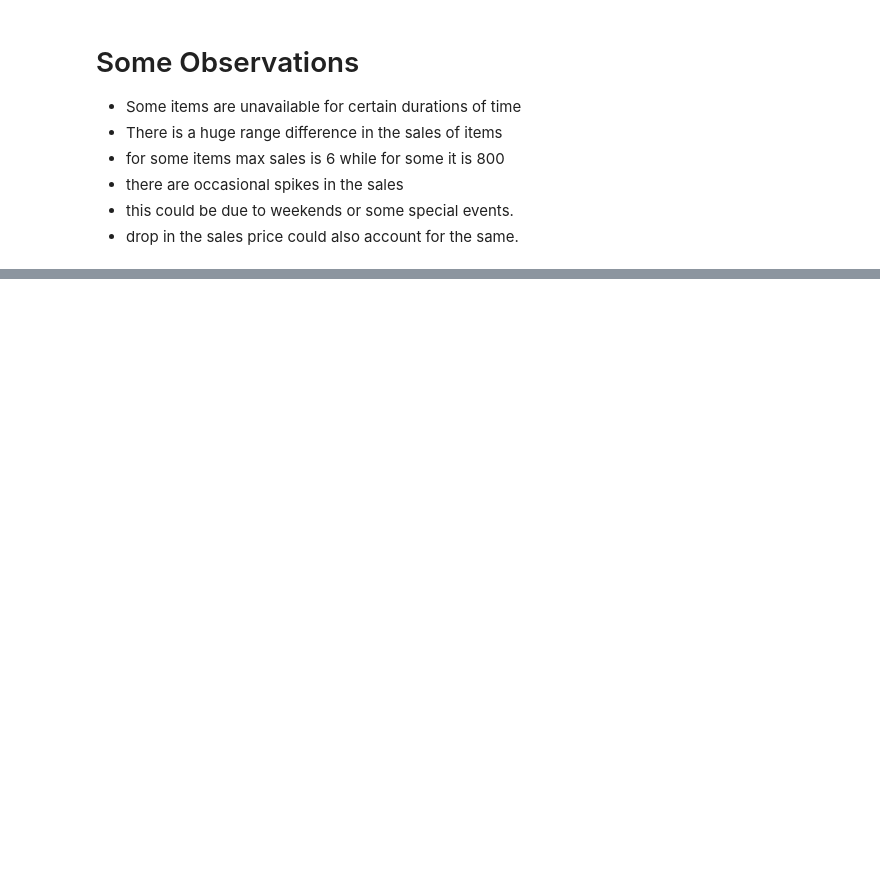
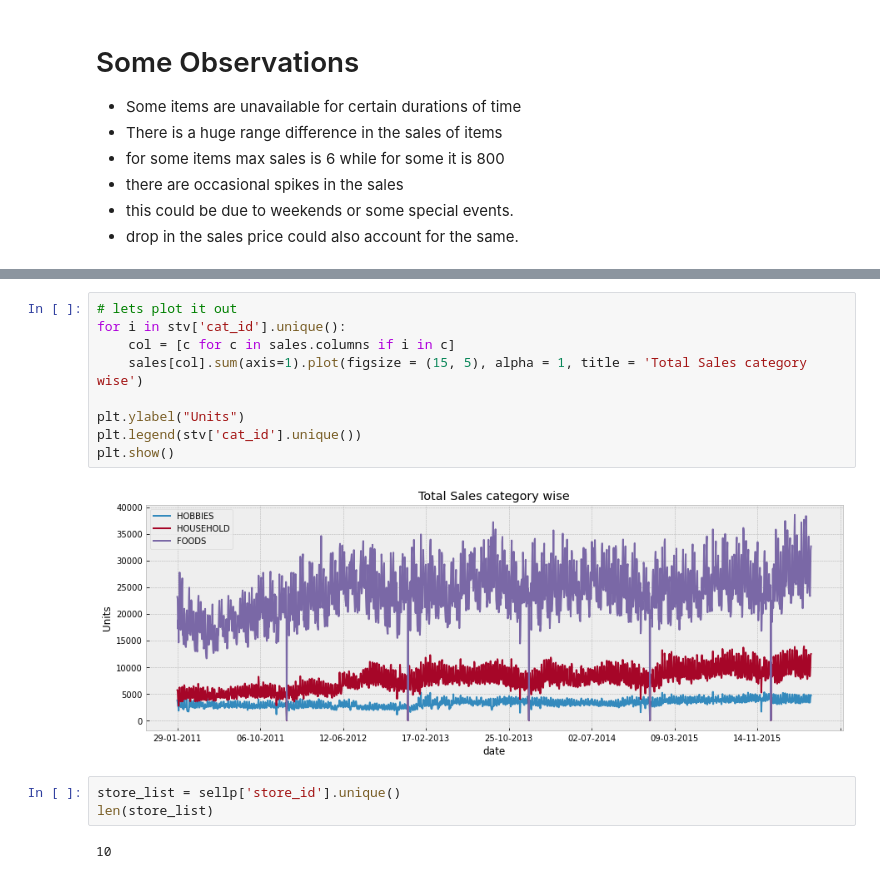
Before and after one commit to vineethm1627/Forcous, a Jupyter notebook: data_exploration.ipynb, the cells around one changed output, grey strips where cells are left out. Saved outputs shown, nothing was run; the diff lists cells and outputs as text; blank space fills up the shorter version.

```diff
--- a/data_exploration.ipynb
+++ b/data_exploration.ipynb
@@ -274,0 +322,16 @@ plt.show()
+# %%
+# lets plot it out
+for i in stv['cat_id'].unique():
+    col = [c for c in sales.columns if i in c]
+    sales[col].sum(axis=1).plot(figsize = (15, 5), alpha = 1, title = 'Total Sales category wise')
+
+plt.ylabel("Units")
+plt.legend(stv['cat_id'].unique())
+plt.show()
+# %% [output]
+[figure, added]
+# %%
+store_list = sellp['store_id'].unique()
+len(store_list)
+# %% [output]
+10
```
Also changed, not shown: parts of 34 cells of this notebook.
